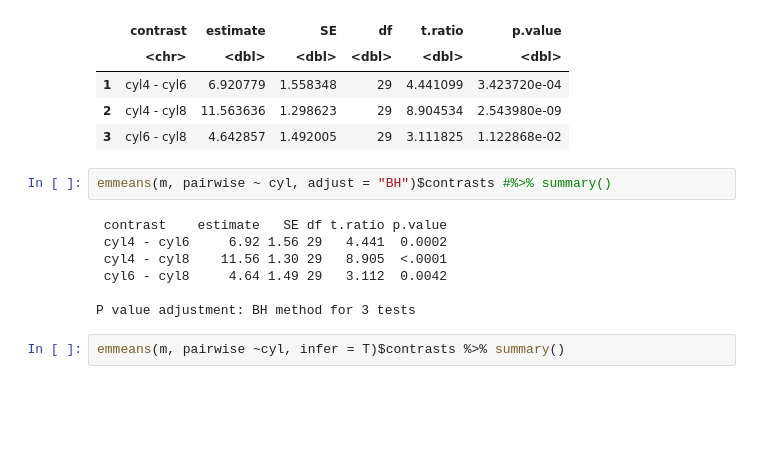
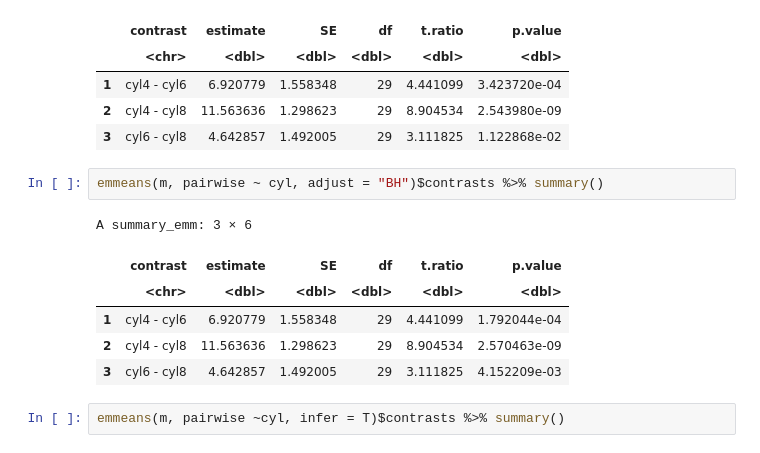
Before and after one commit to arunmhh/codeforytv, a Jupyter notebook: anovainR.ipynb, the cells around one changed output. Saved outputs shown, nothing was run; the diff lists cells and outputs as text; blank space fills up the shorter version.

```diff
--- a/anovainR.ipynb
+++ b/anovainR.ipynb
@@ -356,14 +357,14 @@ A summary_emm: 3 × 6
 | 2 | cyl4 - cyl8 | 11.563636 | 1.298623 | 29 | 8.904534 | 2.543980e-09 |
 | 3 | cyl6 - cyl8 | 4.642857 | 1.492005 | 29 | 3.111825 | 1.122868e-02 |
 # %%
-emmeans(m, pairwise ~ cyl, adjust = "BH")$contrasts #%>% summary()
+emmeans(m, pairwise ~ cyl, adjust = "BH")$contrasts %>% summary()
 # %% [output]
- contrast    estimate   SE df t.ratio p.value
- cyl4 - cyl6     6.92 1.56 29   4.441  0.0002
- cyl4 - cyl8    11.56 1.30 29   8.905  <.0001
- cyl6 - cyl8     4.64 1.49 29   3.112  0.0042
-
-P value adjustment: BH method for 3 tests
+A summary_emm: 3 × 6
+|  | contrast | estimate | SE | df | t.ratio | p.value |
+|  | <chr> | <dbl> | <dbl> | <dbl> | <dbl> | <dbl> |
+| 1 | cyl4 - cyl6 | 6.920779 | 1.558348 | 29 | 4.441099 | 1.792044e-04 |
+| 2 | cyl4 - cyl8 | 11.563636 | 1.298623 | 29 | 8.904534 | 2.570463e-09 |
+| 3 | cyl6 - cyl8 | 4.642857 | 1.492005 | 29 | 3.111825 | 4.152209e-03 |
 # %%
 emmeans(m, pairwise ~cyl, infer = T)$contrasts %>% summary()
 # %% [output]
```
Also changed, not shown: parts of 53 cells of this notebook, 1 other file.
